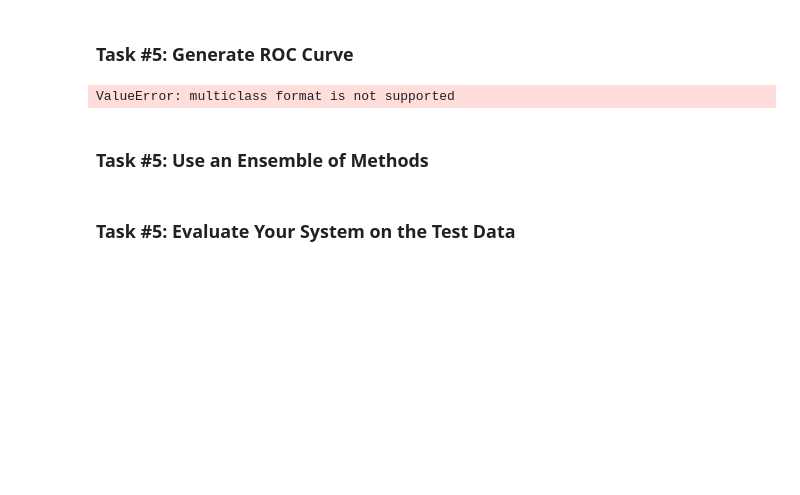
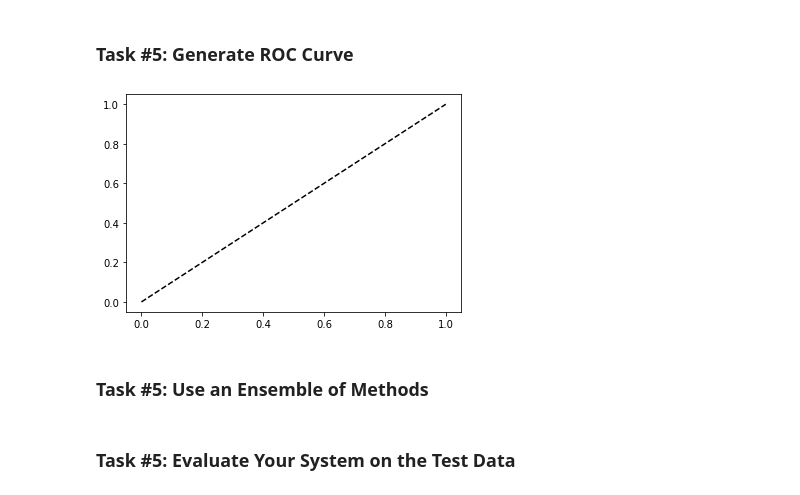
Before and after one commit to jcarballo1/CS7394_AppliedML, a Jupyter notebook: Project3/Project03.ipynb, the cells around one changed output. Saved outputs shown, nothing was run; the diff lists cells and outputs as text; code cells hidden in the pictures; blank space fills up the shorter version.

Commit message:
plotted an roc curve, it's def wrong but it's plotted

```diff
--- a/Project3/Project03.ipynb
+++ b/Project3/Project03.ipynb
@@ -444,7 +444,10 @@ def display_scores(scores):
     print("Mean:", scores.mean())
     print("Standard deviation:", scores.std())
 
-reg_scores = cross_val_score(forest_reg, prepared_train, train_labels, scoring="neg_mean_squared_error", cv=10)
+x_train = prepared_train[:10000]
+y_train = train_labels[:10000]
+
+reg_scores = cross_val_score(forest_reg, x_train, y_train, scoring="neg_mean_squared_error", cv=10)
 reg_rmse_scores = np.sqrt(-reg_scores)
 
 display_scores(reg_rmse_scores)
@@ -568,9 +536,28 @@ y_scores = cross_val_predict(svm_clf, prepared_train.iloc[:1000], y_train, cv=3,
-# %%
-from sklearn.metrics import precision_recall_curve
-
-precisions, recalls, thresholds = precision_recall_curve(y_train, y_scores)
-# %% [output]
-ValueError: multiclass format is not supported
+# %%
+# logistic regression for multi-class classification using a one-vs-rest (must convert into binary classification to do this task)
+from sklearn.datasets import make_classification
+from sklearn.linear_model import LogisticRegression
+from sklearn.multiclass import OneVsRestClassifier
+
+model = LogisticRegression()
+ovr = OneVsRestClassifier(model)
+ovr.fit(x_train, y_train_cat)
+yhat = ovr.predict(x_train)
+# %%
+from sklearn.metrics import roc_curve
+
+y_scores = cross_val_predict(ovr, x_train, yhat, cv=3,
+                             method="decision_function")
+fpr, tpr, thresholds = roc_curve(yhat, y_scores, pos_label={'c', 'j'})
+# %%
+def plot_roc_curve(fpr, tpr, label=None):
+    plt.plot(fpr, tpr, linewidth=2, label=label)
+    plt.plot([0, 1], [0, 1], 'k--') # Dashed diagonal
+
+plot_roc_curve(fpr, tpr)
+plt.show()
+# %% [output]
+[figure, added]
 # %% [markdown]
 ### Task #5: Use an Ensemble of Methods
 # %%
```
Also changed, not shown: parts of 9 cells of this notebook.
